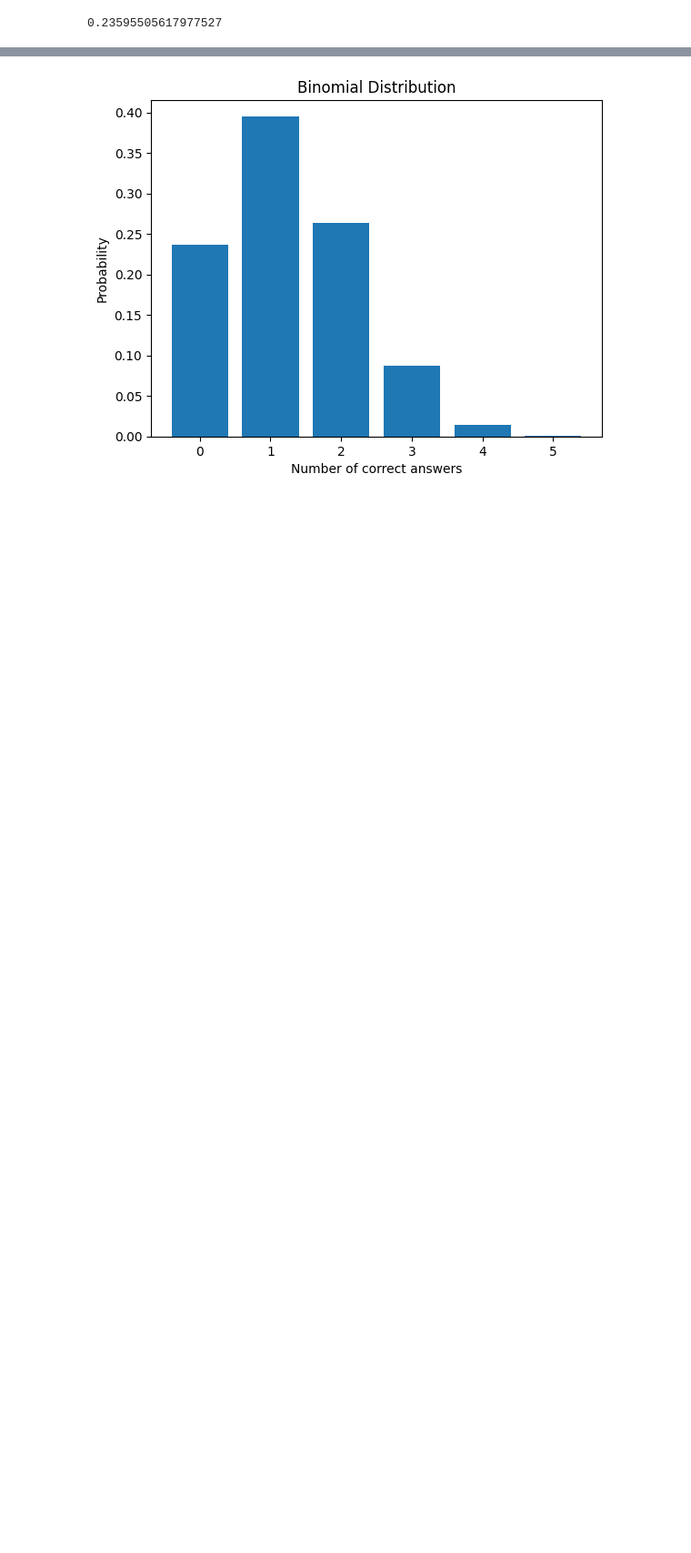
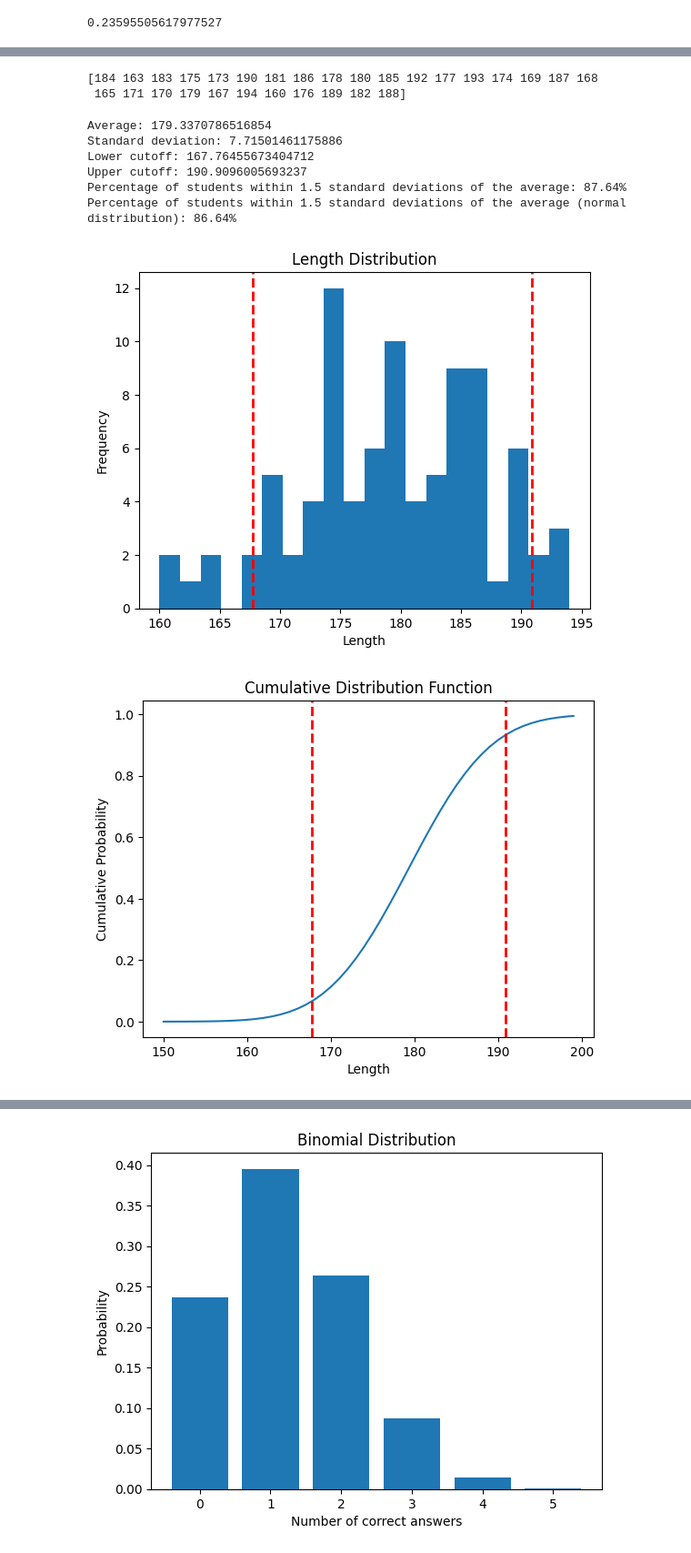
Before and after one commit to EliasDeHondt/DataScience2, a Jupyter notebook: W14P3/Exercises probability distributions.ipynb, the cells around one changed output, grey strips where cells are left out. Shown at 91% size. Cells and saved outputs as stored; diff of their text form; code cells hidden in the pictures; blank space fills up the shorter version.

```diff
--- a/W14P3/Exercises probability distributions.ipynb
+++ b/W14P3/Exercises probability distributions.ipynb
@@ -238,0 +314,65 @@ print(p) # Probability of student underestimating his studies
+# %%
+print(studentQuestions["lengte"].unique())
+# %% [output]
+[184 163 183 175 173 190 181 186 178 180 185 192 177 193 174 169 187 168
+ 165 171 170 179 167 194 160 176 189 182 188]
+# %%
+# Select the column with the length of the students
+studentLength = studentQuestions["lengte"]
+
+# Calculate the average and standard deviation
+average = studentLength.mean()
+std = studentLength.std()
+
+# Calculate the cutoff values for 1.5 standard deviations
+lower_cutoff = average - 1.5 * std
+upper_cutoff = average + 1.5 * std
+
+# Count the number of students within the cutoff values
+within_cutoff = studentLength[(studentLength >= lower_cutoff) & (studentLength <= upper_cutoff)]
+
+# Calculate the percentage
+percentage_within_cutoff = (len(within_cutoff) / len(studentLength)) * 100
+
+print(f"Average: {average}")
+print(f"Standard deviation: {std}")
+print(f"Lower cutoff: {lower_cutoff}")
+print(f"Upper cutoff: {upper_cutoff}")
+print(f"Percentage of students within 1.5 standard deviations of the average: {percentage_within_cutoff:.2f}%")
+
+
+
+from scipy.stats import norm
+percentage_within_cutoff_normal = (norm.cdf(upper_cutoff, loc=average, scale=std) - norm.cdf(lower_cutoff, loc=average, scale=std)) * 100
+print(f"Percentage of students within 1.5 standard deviations of the average (normal distribution): {percentage_within_cutoff_normal:.2f}%")
+
+import matplotlib.pyplot as plt
+
+# Plot the distribution
+plt.figure()
+studentLength.plot.hist(title='Length Distribution', bins=20, stacked=True)
+plt.axvline(lower_cutoff, color='r', linestyle='dashed', linewidth=2)
+plt.axvline(upper_cutoff, color='r', linestyle='dashed', linewidth=2)
+plt.xlabel('Length')
+plt.ylabel('Frequency')
+plt.show()
+
+# Plot the normal distribution
+x = range(150, 200)
+y = norm.cdf(x, loc=average, scale=std)
+plt.plot(x, y)
+plt.axvline(lower_cutoff, color='r', linestyle='dashed', linewidth=2)
+plt.axvline(upper_cutoff, color='r', linestyle='dashed', linewidth=2)
+plt.xlabel('Length')
+plt.ylabel('Cumulative Probability')
+plt.title('Cumulative Distribution Function')
+plt.show()
+# %% [output]
+Average: 179.3370786516854
+Standard deviation: 7.71501461175886
+Lower cutoff: 167.76455673404712
+Upper cutoff: 190.9096005693237
+Percentage of students within 1.5 standard deviations of the average: 87.64%
+Percentage of students within 1.5 standard deviations of the average (normal distribution): 86.64%
+[figure, added]
+[figure, added]
```
Also changed, not shown: parts of 33 cells of this notebook, 5 other files.
